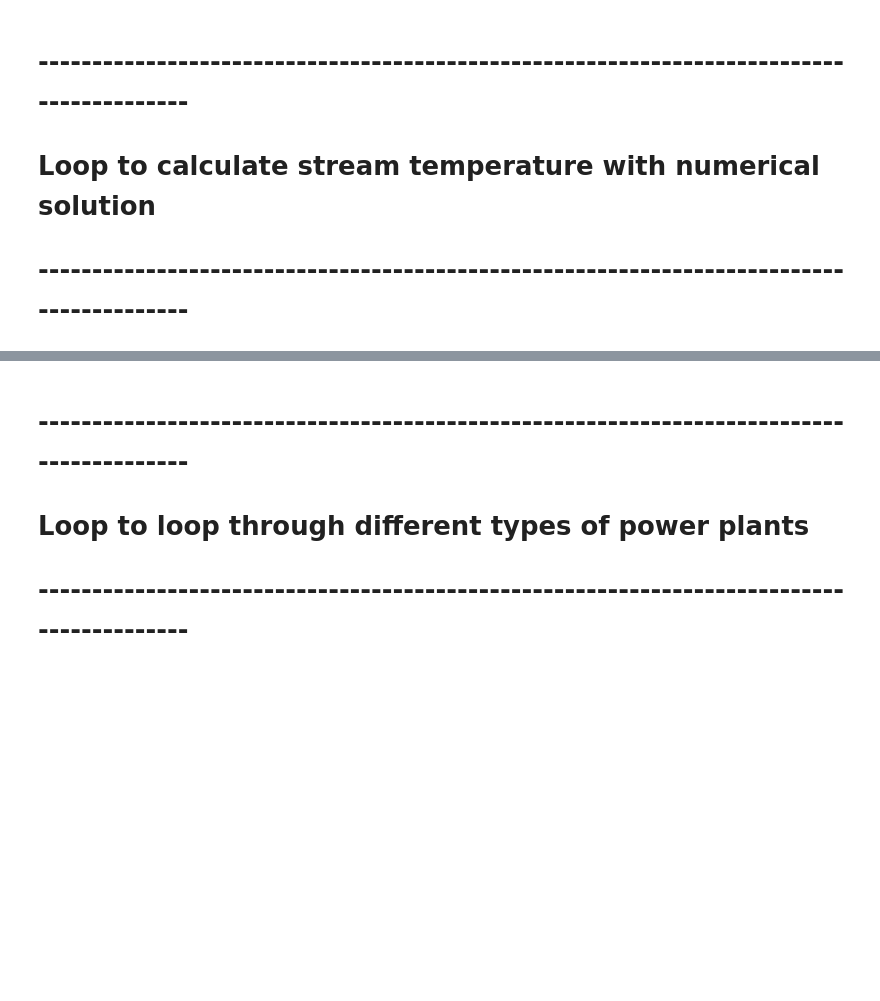
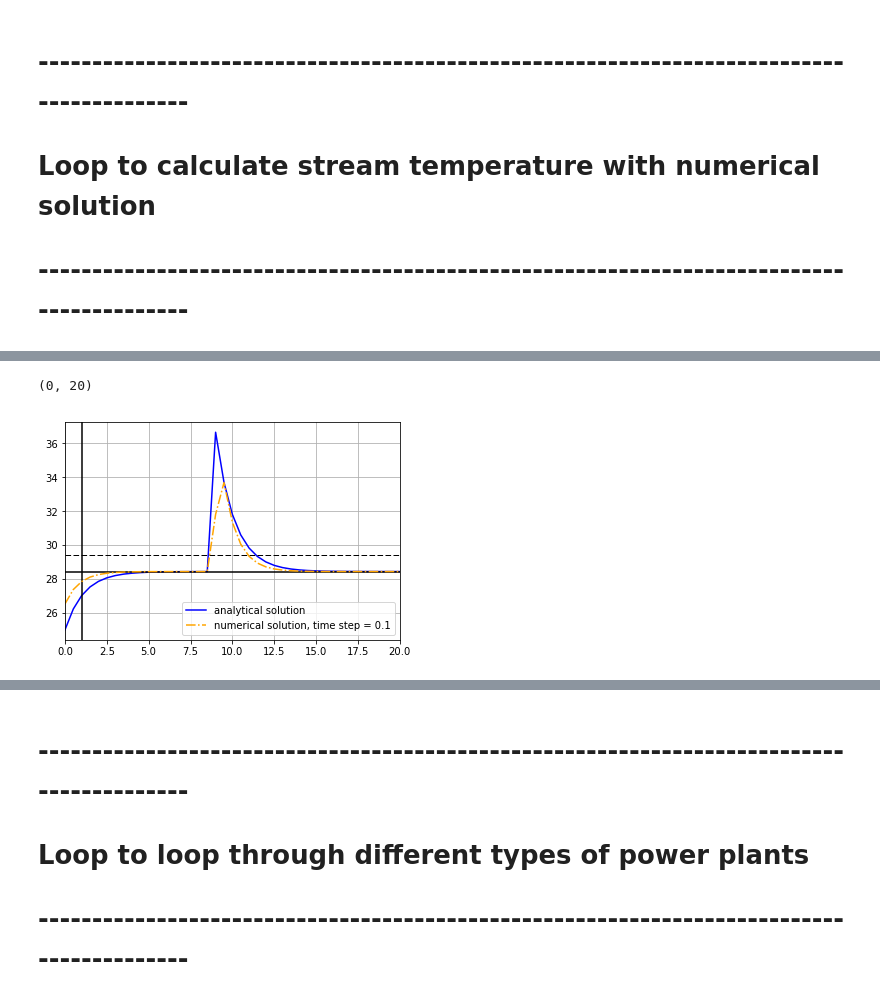
Before and after one commit to rniemeyer07/public, a Jupyter notebook: ipython_notebooks/Thermal_plant_sensitivity_test_updated.ipynb, the cells around one changed output, grey strips where cells are left out. Saved outputs shown, nothing was run; the diff lists cells and outputs as text; code cells hidden in the pictures; blank space fills up the shorter version.

```diff
--- a/ipython_notebooks/Thermal_plant_sensitivity_test_updated.ipynb
+++ b/ipython_notebooks/Thermal_plant_sensitivity_test_updated.ipynb
@@ -305,0 +418,13 @@ plt.legend()
+# %%
+plt.plot(T_stream_list.T_stream, color='blue', label='analytical solution')
+plt.axhline(y=28.4, color='black')  # T_equilibrium temperature
+plt.axhline(y=29.4, color='black', linestyle='dashed', linewidth=1)  # T_equilibrium temperature
+plt.axvline(x=1, color='black')  # T_equilibrium temperature
+plt.plot(T_stream_list2b.T_stream, linestyle='dashdot', color='orange', label='numerical solution, time step = 0.1')
+plt.grid()
+plt.legend()
+
+plt.xlim([0,20])
+# %% [output]
+(0, 20)
+[figure, added]
```
Also changed, not shown: parts of 18 cells of this notebook, 1 other file.
